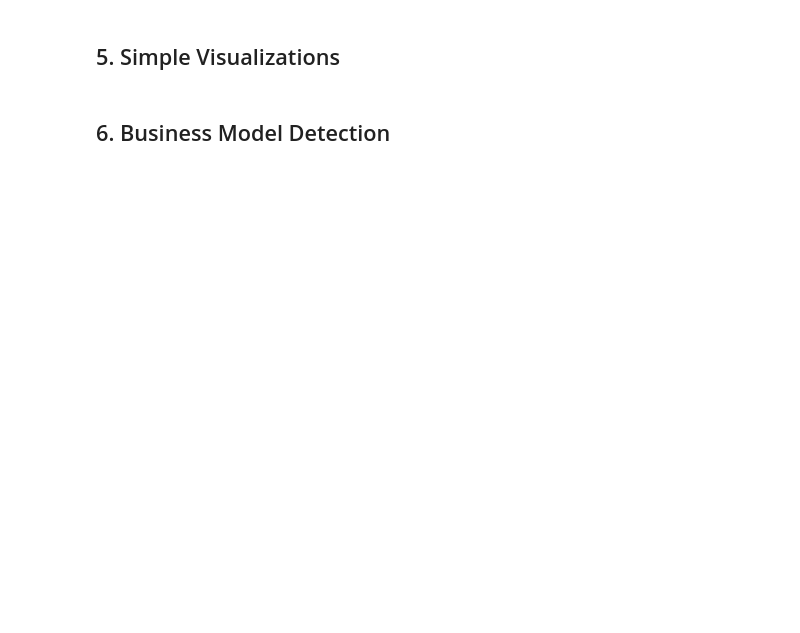
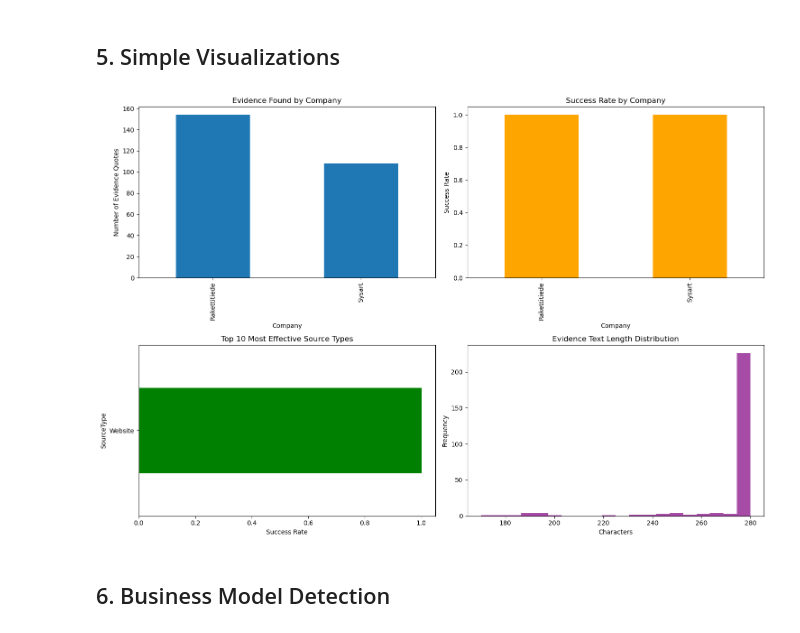
Before and after one commit to TahvoTech/data_and_sw_business_study, a Jupyter notebook: analysis/pipeline_analysis.ipynb, the cells around one changed output. Drawn from its saved outputs; the diff is of its cells as text; code cells hidden in the pictures; blank space fills up the shorter version.

```diff
--- a/analysis/pipeline_analysis.ipynb
+++ b/analysis/pipeline_analysis.ipynb
@@ -67,33 +361,35 @@ if df is not None:
 # %%
 if df is not None:
     # Create simple charts
     fig, axes = plt.subplots(2, 2, figsize=(15, 10))
 
     # 1. Evidence found by company
     company_stats['Evidence_Found'].plot(kind='bar', ax=axes[0,0])
     axes[0,0].set_title('Evidence Found by Company')
     axes[0,0].set_ylabel('Number of Evidence Quotes')
 
     # 2. Success rate by company
     company_stats['Success_Rate'].plot(kind='bar', ax=axes[0,1], color='orange')
     axes[0,1].set_title('Success Rate by Company')
     axes[0,1].set_ylabel('Success Rate')
 
-    # 3. Keyword effectiveness
-    keyword_stats = df.groupby('SearchKeyword')['has_evidence'].mean().sort_values(ascending=False).head(10)
-    keyword_stats.plot(kind='barh', ax=axes[1,0], color='green')
-    axes[1,0].set_title('Top 10 Most Effective Keywords')
+    # 3. Source type effectiveness
+    source_stats = df.groupby('SourceType')['has_evidence'].agg(['count', 'mean']).sort_values('mean', ascending=False).head(10)
+    source_stats['mean'].plot(kind='barh', ax=axes[1,0], color='green')
+    axes[1,0].set_title('Top 10 Most Effective Source Types')
     axes[1,0].set_xlabel('Success Rate')
 
     # 4. Evidence text length distribution
     evidence_data = df[df['has_evidence']]['evidence_length']
     axes[1,1].hist(evidence_data, bins=20, alpha=0.7, color='purple')
     axes[1,1].set_title('Evidence Text Length Distribution')
     axes[1,1].set_xlabel('Characters')
     axes[1,1].set_ylabel('Frequency')
 
     plt.tight_layout()
     plt.show()
+# %% [output]
+[figure, added]
 # %% [markdown]
 ## 6. Business Model Detection
 # %%
```
Also changed, not shown: parts of 12 cells of this notebook, 4 other files.
